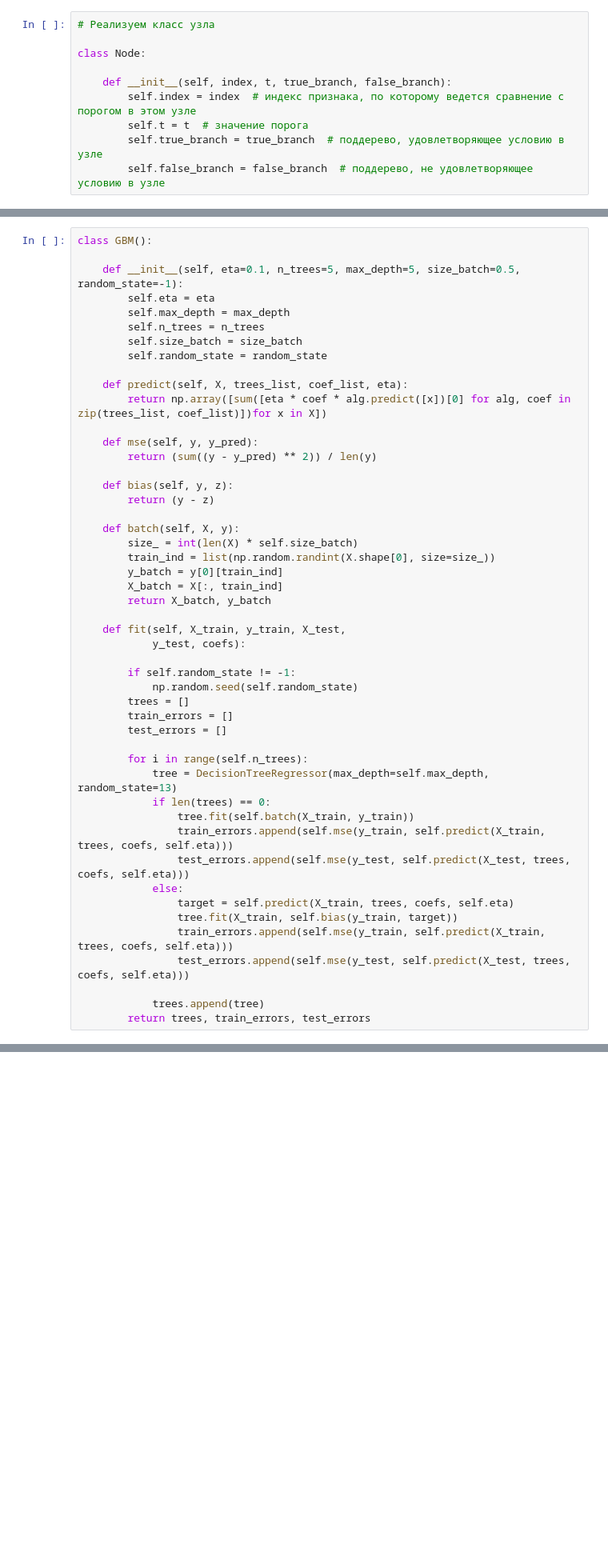
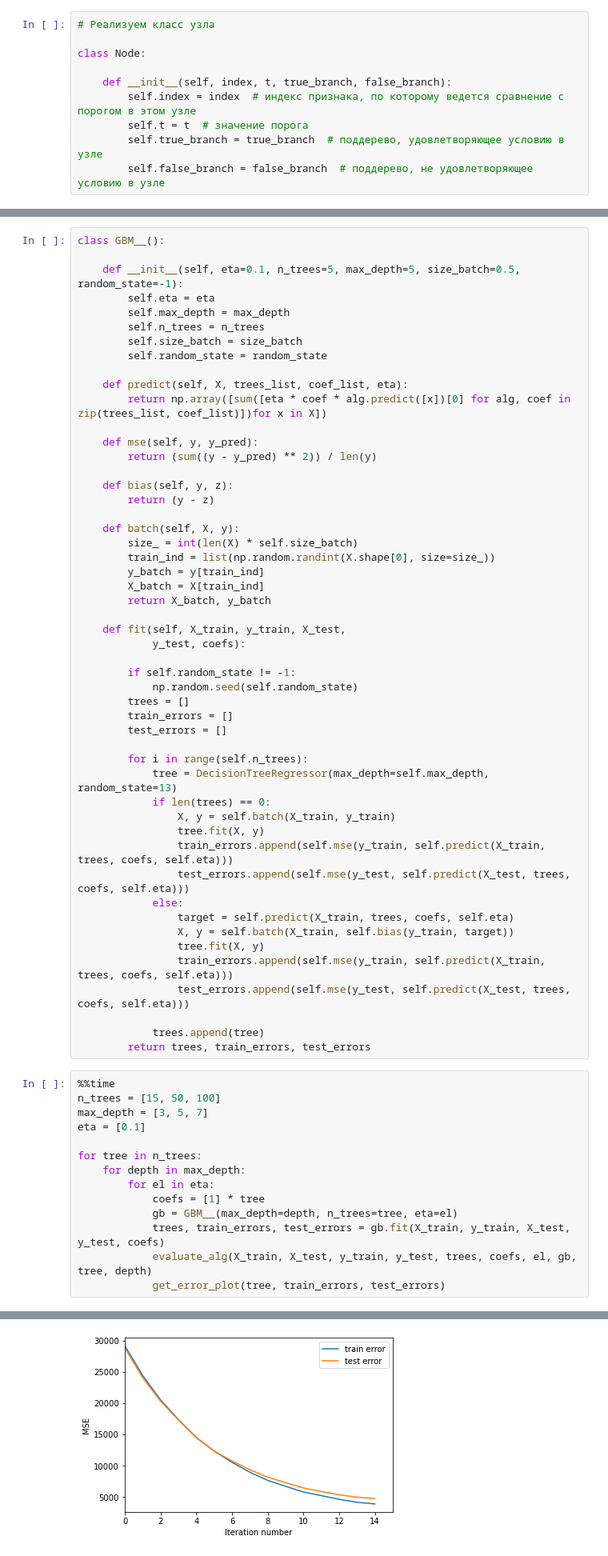
Before and after one commit to mr-Brain1201/Data_analysis_algorithms, a Jupyter notebook: Lesson_6.ipynb, the cells around one changed output, grey strips where cells are left out. Shown at 80% size. Saved outputs shown, nothing was run; the diff lists cells and outputs as text; blank space fills up the shorter version.

```diff
--- a/Lesson_6.ipynb
+++ b/Lesson_6.ipynb
@@ -375,5 +416,5 @@ for tree in n_trees:
 # %%
-class GBM():
+class GBM__():
 
     def __init__(self, eta=0.1, n_trees=5, max_depth=5, size_batch=0.5, random_state=-1):
         self.eta = eta
@@ -394,8 +435,8 @@ class GBM():
     def batch(self, X, y):
         size_ = int(len(X) * self.size_batch)
         train_ind = list(np.random.randint(X.shape[0], size=size_))
-        y_batch = y[0][train_ind]
-        X_batch = X[:, train_ind]
+        y_batch = y[train_ind]
+        X_batch = X[train_ind]
         return X_batch, y_batch
 
     def fit(self, X_train, y_train, X_test,
@@ -410,14 +451,31 @@ class GBM():
         for i in range(self.n_trees):
             tree = DecisionTreeRegressor(max_depth=self.max_depth, random_state=13)
             if len(trees) == 0:
-                tree.fit(self.batch(X_train, y_train))
+                X, y = self.batch(X_train, y_train)
+                tree.fit(X, y)
                 train_errors.append(self.mse(y_train, self.predict(X_train, trees, coefs, self.eta)))
                 test_errors.append(self.mse(y_test, self.predict(X_test, trees, coefs, self.eta)))
             else:
                 target = self.predict(X_train, trees, coefs, self.eta)
-                tree.fit(X_train, self.bias(y_train, target))
+                X, y = self.batch(X_train, self.bias(y_train, target))
+                tree.fit(X, y)
                 train_errors.append(self.mse(y_train, self.predict(X_train, trees, coefs, self.eta)))
                 test_errors.append(self.mse(y_test, self.predict(X_test, trees, coefs, self.eta)))
 
             trees.append(tree)
         return trees, train_errors, test_errors
+# %%
+%%time
+n_trees = [15, 50, 100]
+max_depth = [3, 5, 7]
+eta = [0.1]
+
+for tree in n_trees:
+    for depth in max_depth:
+        for el in eta:
+            coefs = [1] * tree
+            gb = GBM__(max_depth=depth, n_trees=tree, eta=el)
+            trees, train_errors, test_errors = gb.fit(X_train, y_train, X_test, y_test, coefs)
+            evaluate_alg(X_train, X_test, y_train, y_test, trees, coefs, el, gb, tree, depth)
+            get_error_plot(tree, train_errors, test_errors)
+# %% [output]
@@ -423,0 +484 @@ class GBM():
+[figure, added]
```
Also changed, not shown: parts of 7 cells of this notebook.
